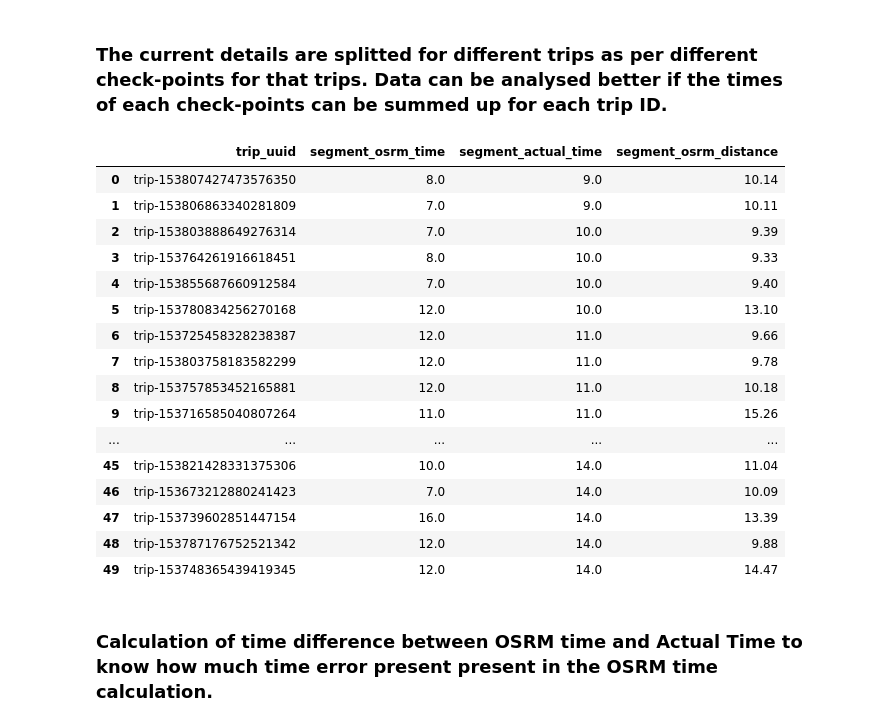
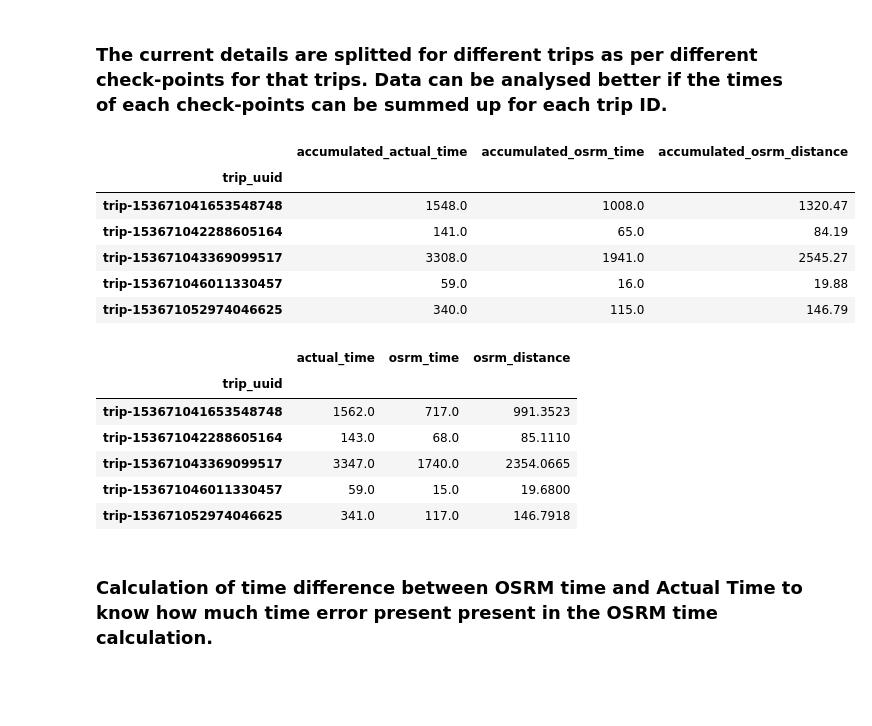
Before and after one commit to akshayabhale1406/SCLR_Delhivery_FE, a Jupyter notebook: Delhivery_FE.ipynb, the cells around one changed output. Drawn from its saved outputs; the diff is of its cells as text; code cells hidden in the pictures; blank space fills up the shorter version.

```diff
--- a/Delhivery_FE.ipynb
+++ b/Delhivery_FE.ipynb
@@ -222,28 +208,31 @@ true_instances
 # %% [markdown]
 ### The current details are splitted for different trips as per different check-points for that trips. Data can be analysed better if the times of each check-points can be summed up for each trip ID.
 # %%
-df_combined_times = df.groupby("trip_uuid")[["segment_osrm_time", "segment_actual_time", "segment_osrm_distance"]].sum()
+df_combined_times = df.groupby("trip_uuid")[["segment_actual_time", "segment_osrm_time", "segment_osrm_distance"]].sum()
 df_combined_times["segment_osrm_distance"] = np.round(df_combined_times["segment_osrm_distance"], 2)
-df_sorted_times = df_combined_times.sort_values(by = "segment_actual_time", ascending = True).reset_index()
-df_sorted_times.head(50)
+df_combined_times = df_combined_times.rename(columns = {"segment_osrm_time" : "accumulated_osrm_time", "segment_actual_time" : "accumulated_actual_time", "segment_osrm_distance" : "accumulated_osrm_distance"})
+df_combined_times.head()
 # %% [output]
-|  | trip_uuid | segment_osrm_time | segment_actual_time | segment_osrm_distance |
-| 0 | trip-153807427473576350 | 8.0 | 9.0 | 10.14 |
-| 1 | trip-153806863340281809 | 7.0 | 9.0 | 10.11 |
-| 2 | trip-153803888649276314 | 7.0 | 10.0 | 9.39 |
-| 3 | trip-153764261916618451 | 8.0 | 10.0 | 9.33 |
-| 4 | trip-153855687660912584 | 7.0 | 10.0 | 9.40 |
-| 5 | trip-153780834256270168 | 12.0 | 10.0 | 13.10 |
-| 6 | trip-153725458328238387 | 12.0 | 11.0 | 9.66 |
-| 7 | trip-153803758183582299 | 12.0 | 11.0 | 9.78 |
-| 8 | trip-153757853452165881 | 12.0 | 11.0 | 10.18 |
-| 9 | trip-153716585040807264 | 11.0 | 11.0 | 15.26 |
-| ... | ... | ... | ... | ... |
-| 45 | trip-153821428331375306 | 10.0 | 14.0 | 11.04 |
-| 46 | trip-153673212880241423 | 7.0 | 14.0 | 10.09 |
-| 47 | trip-153739602851447154 | 16.0 | 14.0 | 13.39 |
-| 48 | trip-153787176752521342 | 12.0 | 14.0 | 9.88 |
-| 49 | trip-153748365439419345 | 12.0 | 14.0 | 14.47 |
+|  | accumulated_actual_time | accumulated_osrm_time | accumulated_osrm_distance |
+| trip_uuid |  |  |  |
+| trip-153671041653548748 | 1548.0 | 1008.0 | 1320.47 |
+| trip-153671042288605164 | 141.0 | 65.0 | 84.19 |
+| trip-153671043369099517 | 3308.0 | 1941.0 | 2545.27 |
+| trip-153671046011330457 | 59.0 | 16.0 | 19.88 |
+| trip-153671052974046625 | 340.0 | 115.0 | 146.79 |
+# %%
+df_combined_times_1 = df.groupby(["trip_uuid","destination_center"])[["actual_time", "osrm_time", "osrm_distance"]].last()
+df_combined_times_1 = df_combined_times_1.reset_index()
+df_combined_times_1 = df_combined_times_1.groupby("trip_uuid")[["actual_time", "osrm_time", "osrm_distance"]].sum()
+df_combined_times_1.head()
+# %% [output]
+|  | actual_time | osrm_time | osrm_distance |
+| trip_uuid |  |  |  |
+| trip-153671041653548748 | 1562.0 | 717.0 | 991.3523 |
+| trip-153671042288605164 | 143.0 | 68.0 | 85.1110 |
+| trip-153671043369099517 | 3347.0 | 1740.0 | 2354.0665 |
+| trip-153671046011330457 | 59.0 | 15.0 | 19.6800 |
+| trip-153671052974046625 | 341.0 | 117.0 | 146.7918 |
 # %% [markdown]
 ### Calculation of time difference between OSRM time and Actual Time to know how much time error present present in the OSRM time calculation.
 # %%
```
Also changed, not shown: parts of 63 cells of this notebook.
